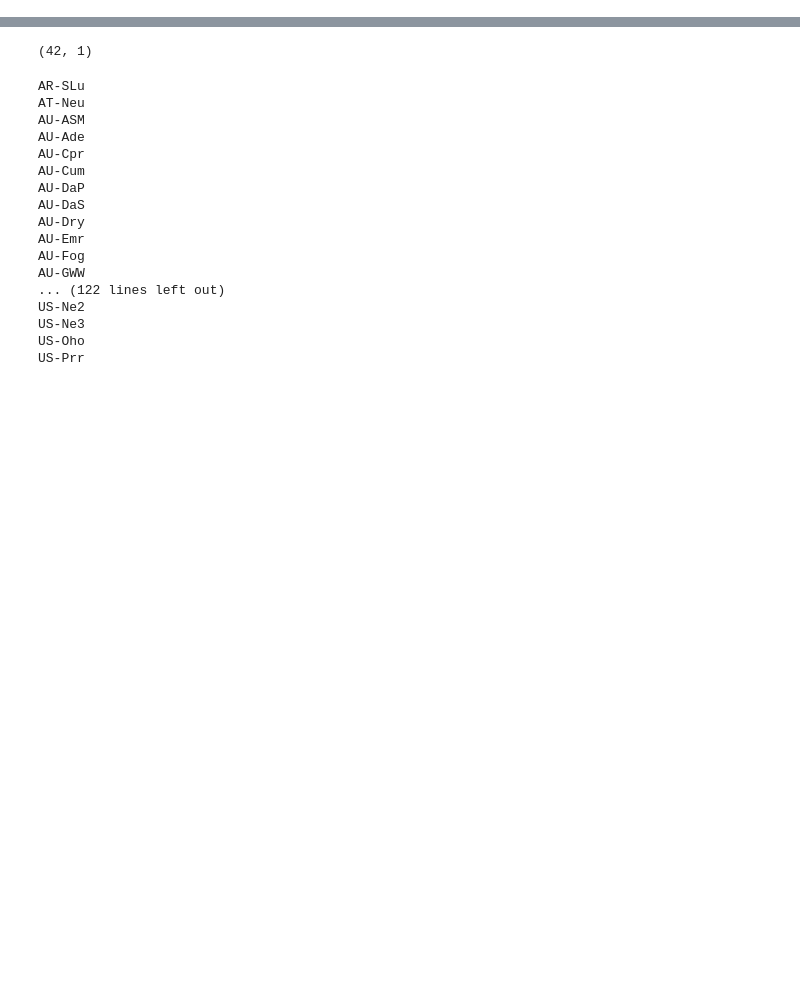
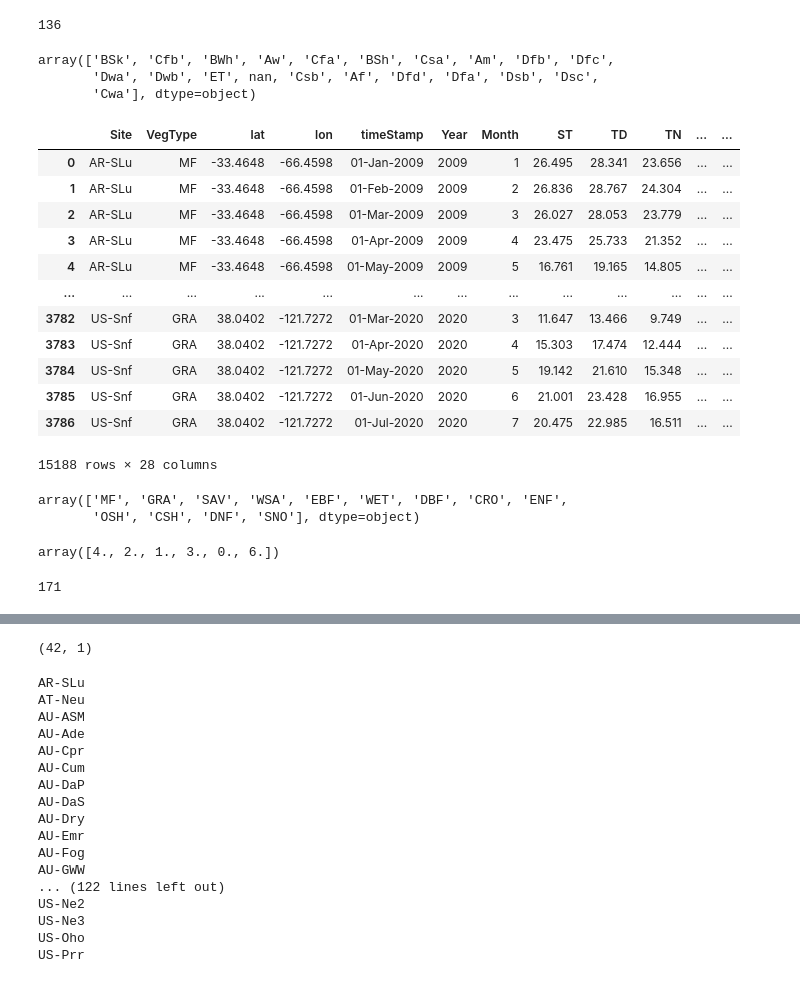
Before and after one commit to yikuizh/NEE_forecast, a Jupyter notebook: LSTM_NEE_exp1.ipynb, the cells around one changed output, grey strips where cells are left out. Drawn from its saved outputs; the diff is of its cells as text; code cells hidden in the pictures; blank space fills up the shorter version.

```diff
--- a/LSTM_NEE_exp1.ipynb
+++ b/LSTM_NEE_exp1.ipynb
@@ -74,3 +142,38 @@ target = dataset['NEE']
 all_sites = dataset['Site'].unique()
 
 result = pd.DataFrame(columns = all_sites, index = ['rmse_train', 'rmse_test', 'corr_train','corr_test'])
+# %%
+len(all_sites)
+# %% [output]
+136
+# %%
+dataset_merged['classKoppen'].unique()
+# %% [output]
+array(['BSk', 'Cfb', 'BWh', 'Aw', 'Cfa', 'BSh', 'Csa', 'Am', 'Dfb', 'Dfc',
+       'Dwa', 'Dwb', 'ET', nan, 'Csb', 'Af', 'Dfd', 'Dfa', 'Dsb', 'Dsc',
+       'Cwa'], dtype=object)
+# %%
+dataset_merged
+# %% [output]
+|  | Site | VegType | lat | lon | timeStamp | Year | Month | ST | TD | TN | ... | ... |
+| 0 | AR-SLu | MF | -33.4648 | -66.4598 | 01-Jan-2009 | 2009 | 1 | 26.495 | 28.341 | 23.656 | ... | ... |
+| 1 | AR-SLu | MF | -33.4648 | -66.4598 | 01-Feb-2009 | 2009 | 2 | 26.836 | 28.767 | 24.304 | ... | ... |
+| 2 | AR-SLu | MF | -33.4648 | -66.4598 | 01-Mar-2009 | 2009 | 3 | 26.027 | 28.053 | 23.779 | ... | ... |
+| 3 | AR-SLu | MF | -33.4648 | -66.4598 | 01-Apr-2009 | 2009 | 4 | 23.475 | 25.733 | 21.352 | ... | ... |
+| 4 | AR-SLu | MF | -33.4648 | -66.4598 | 01-May-2009 | 2009 | 5 | 16.761 | 19.165 | 14.805 | ... | ... |
+| ... | ... | ... | ... | ... | ... | ... | ... | ... | ... | ... | ... | ... |
+| 3782 | US-Snf | GRA | 38.0402 | -121.7272 | 01-Mar-2020 | 2020 | 3 | 11.647 | 13.466 | 9.749 | ... | ... |
+| 3783 | US-Snf | GRA | 38.0402 | -121.7272 | 01-Apr-2020 | 2020 | 4 | 15.303 | 17.474 | 12.444 | ... | ... |
+| 3784 | US-Snf | GRA | 38.0402 | -121.7272 | 01-May-2020 | 2020 | 5 | 19.142 | 21.610 | 15.348 | ... | ... |
+| 3785 | US-Snf | GRA | 38.0402 | -121.7272 | 01-Jun-2020 | 2020 | 6 | 21.001 | 23.428 | 16.955 | ... | ... |
+| 3786 | US-Snf | GRA | 38.0402 | -121.7272 | 01-Jul-2020 | 2020 | 7 | 20.475 | 22.985 | 16.511 | ... | ... |
+15188 rows × 28 columns
+# %%
+dataset_merged['VegType'].unique()
+# %% [output]
+array(['MF', 'GRA', 'SAV', 'WSA', 'EBF', 'WET', 'DBF', 'CRO', 'ENF',
+       'OSH', 'CSH', 'DNF', 'SNO'], dtype=object)
+# %%
+dataset_merged['soilType'].unique()
+# %% [output]
+array([4., 2., 1., 3., 0., 6.])
@@ -76,0 +202,4 @@ result = pd.DataFrame(columns = all_sites, index = ['rmse_train', 'rmse_test', '
+# %%
+len(all_sites)
+# %% [output]
+171
```
Also changed, not shown: parts of 22 cells of this notebook, 4 other files.
